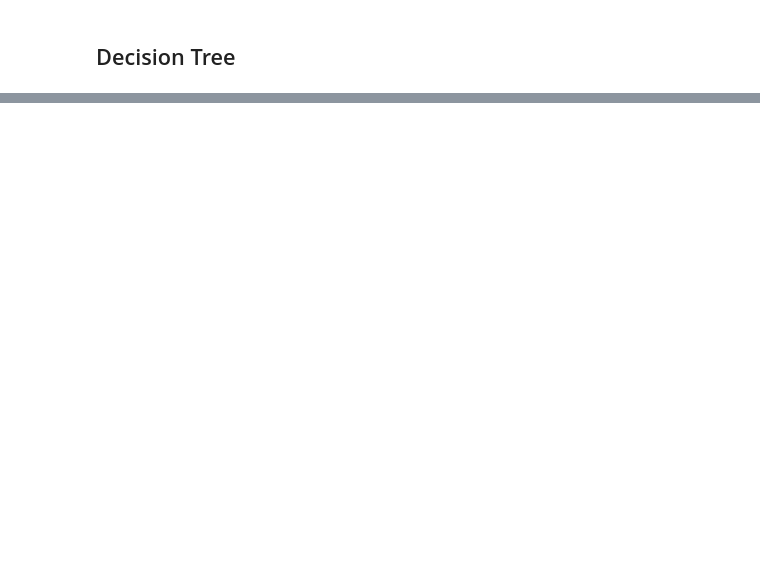
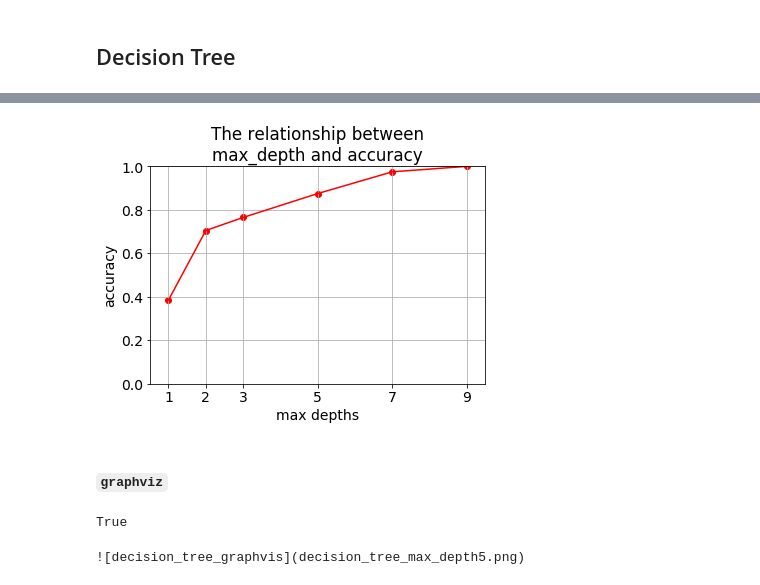
Before and after one commit to iwasakishuto/Kerasy, a Jupyter notebook: examples/tree.ipynb, the cells around one changed output, grey strips where cells are left out. Saved outputs shown, nothing was run; the diff lists cells and outputs as text; code cells hidden in the pictures; blank space fills up the shorter version.

```diff
--- a/examples/tree.ipynb
+++ b/examples/tree.ipynb
@@ -42,0 +49,9 @@ plt.show()
+# %%
+plt.plot(depths, accuracies, color="red")
+plt.scatter(depths, accuracies, color="red")
+plt.title("The relationship between\nmax_depth and accuracy"), plt.grid()
+plt.xlabel("max depths"), plt.xticks(depths),
+plt.ylabel("accuracy"), plt.ylim(0,1)
+plt.show()
+# %% [output]
+[figure, added]
@@ -42,0 +62,2 @@ plt.show()
+# %% [markdown]
+#### `graphviz`
@@ -42,0 +66,8 @@ plt.show()
+# %%
+model.export_graphviz(fn)
+# %% [output]
+True
+# %%
+print(f"![decision_tree_graphvis]({fn})")
+# %% [output]
+![decision_tree_graphvis](decision_tree_max_depth5.png)
```
Also changed, not shown: parts of 7 cells of this notebook.
